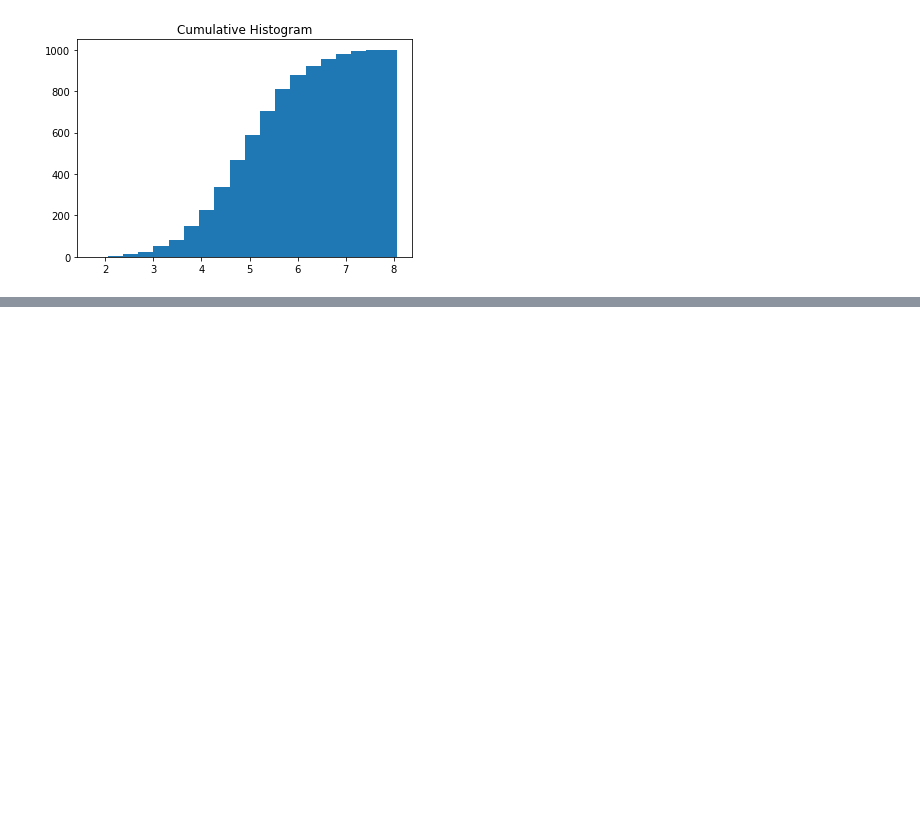
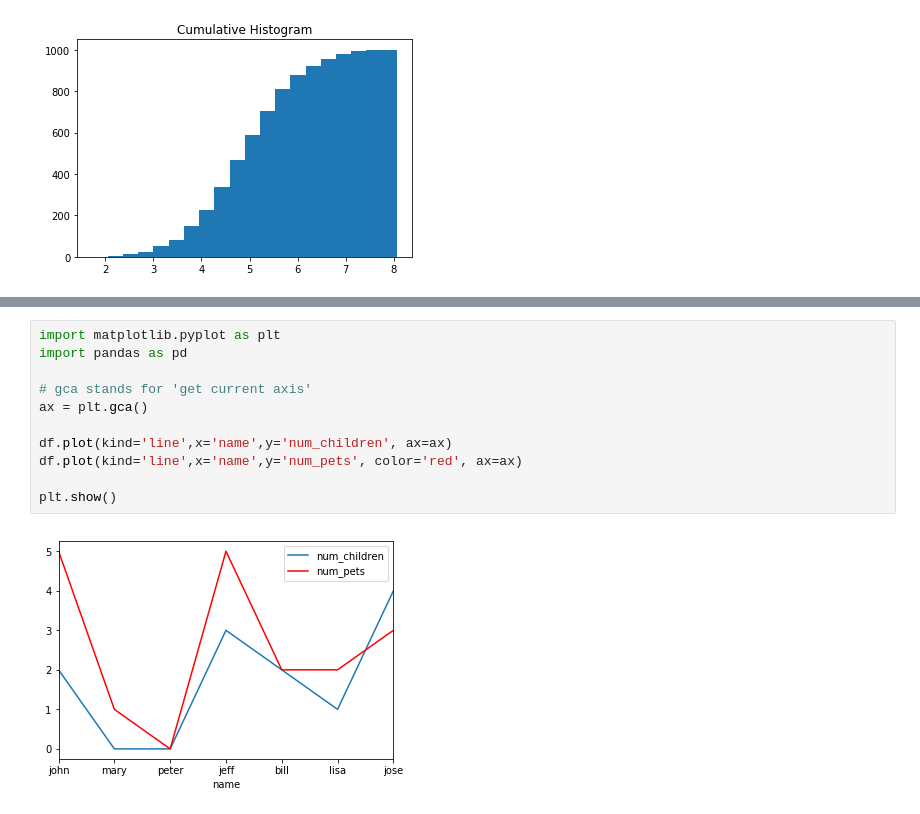
Before and after one commit to natriumoxid/course_jupyter, a Jupyter notebook: introduction_to_ipython_with_solutions.ipynb, the cells around one changed output, grey strips where cells are left out. Drawn from its saved outputs; the diff is of its cells as text; blank space fills up the shorter version.

```diff
--- a/introduction_to_ipython_with_solutions.ipynb
+++ b/introduction_to_ipython_with_solutions.ipynb
@@ -611,0 +637,13 @@ Create a line graph with the iris dataset on your Jupyter Notebook.
+# %%
+import matplotlib.pyplot as plt
+import pandas as pd
+
+# gca stands for 'get current axis'
+ax = plt.gca()
+
+df.plot(kind='line',x='name',y='num_children', ax=ax)
+df.plot(kind='line',x='name',y='num_pets', color='red', ax=ax)
+
+plt.show()
+# %% [output]
+[figure, added]
```
Also changed, not shown: parts of 6 cells of this notebook.
